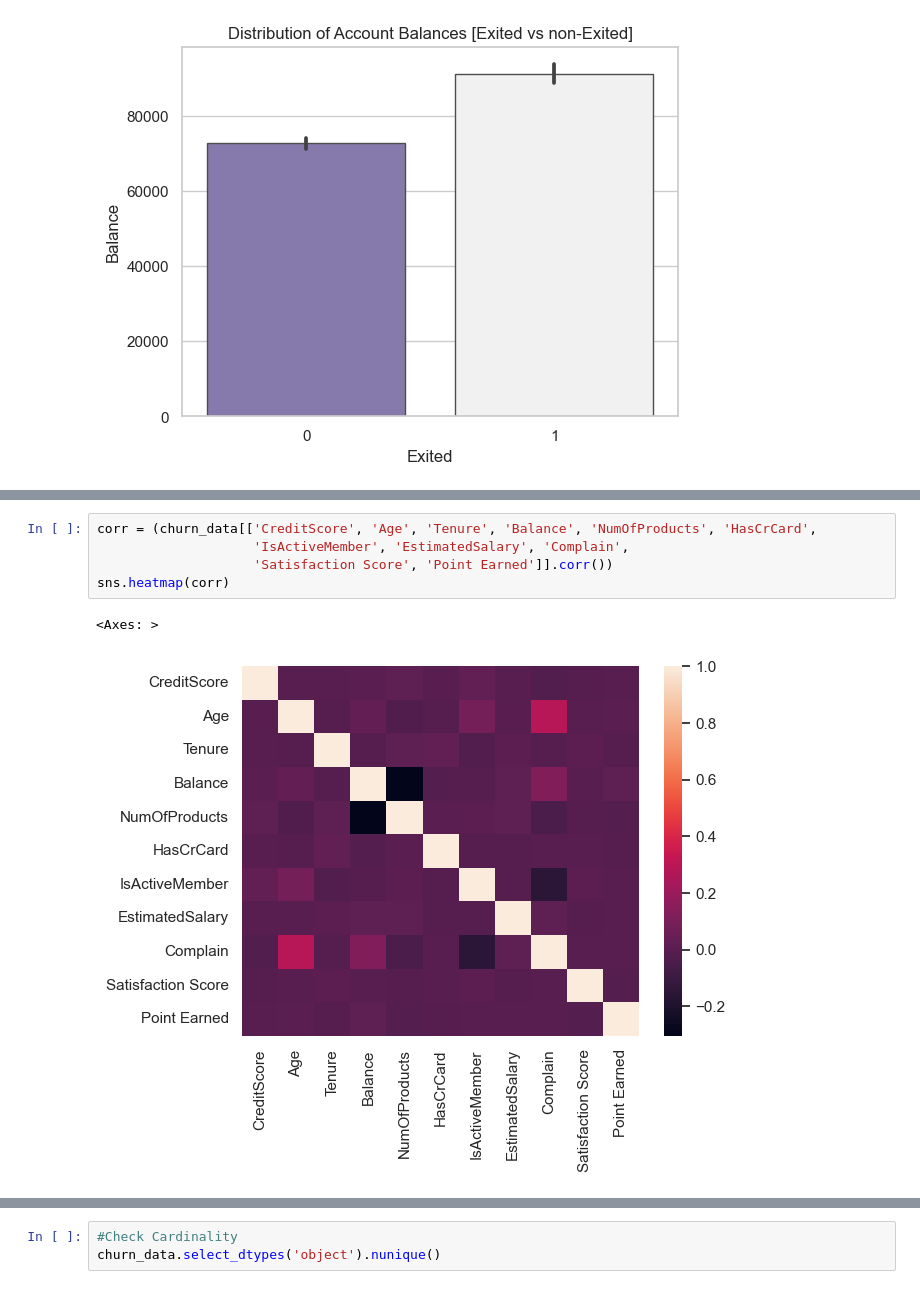
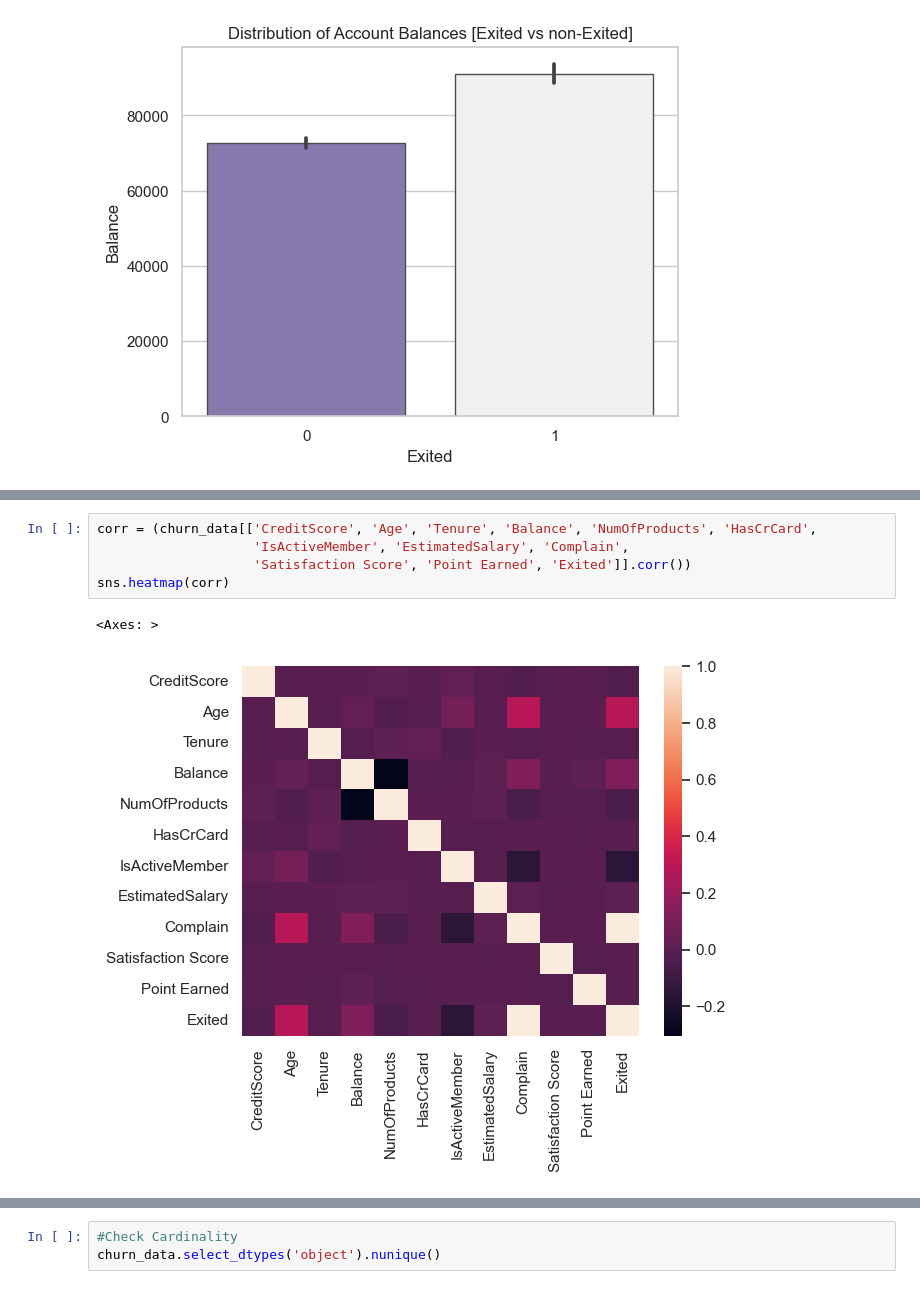
Before and after one commit to tapiwachinyerere/Bank-Customer-Churn, a Jupyter notebook: bank customer churn.ipynb, the cells around one changed output, grey strips where cells are left out. Cells and saved outputs as stored; diff of their text form.

```diff
--- a/bank customer churn.ipynb
+++ b/bank customer churn.ipynb
@@ -147,8 +145,8 @@ ax.set(title='Distribution of Points Earned [Exited vs non-Exited]');
 # %%
 corr = (churn_data[['CreditScore', 'Age', 'Tenure', 'Balance', 'NumOfProducts', 'HasCrCard',
                     'IsActiveMember', 'EstimatedSalary', 'Complain',
-                    'Satisfaction Score', 'Point Earned']].corr())
+                    'Satisfaction Score', 'Point Earned', 'Exited']].corr())
 sns.heatmap(corr)
 # %% [output]
 <Axes: >
-[figure, old version]
+[figure, new version]
```
Also changed, not shown: parts of 27 cells of this notebook.
